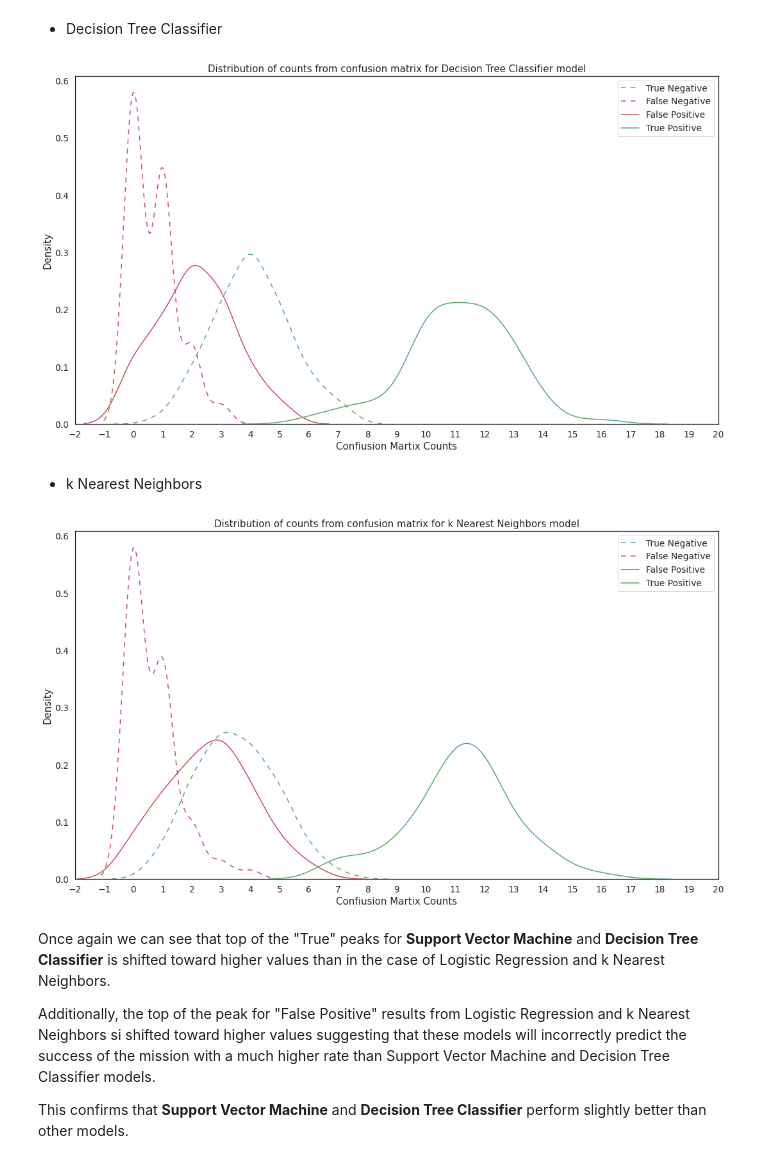
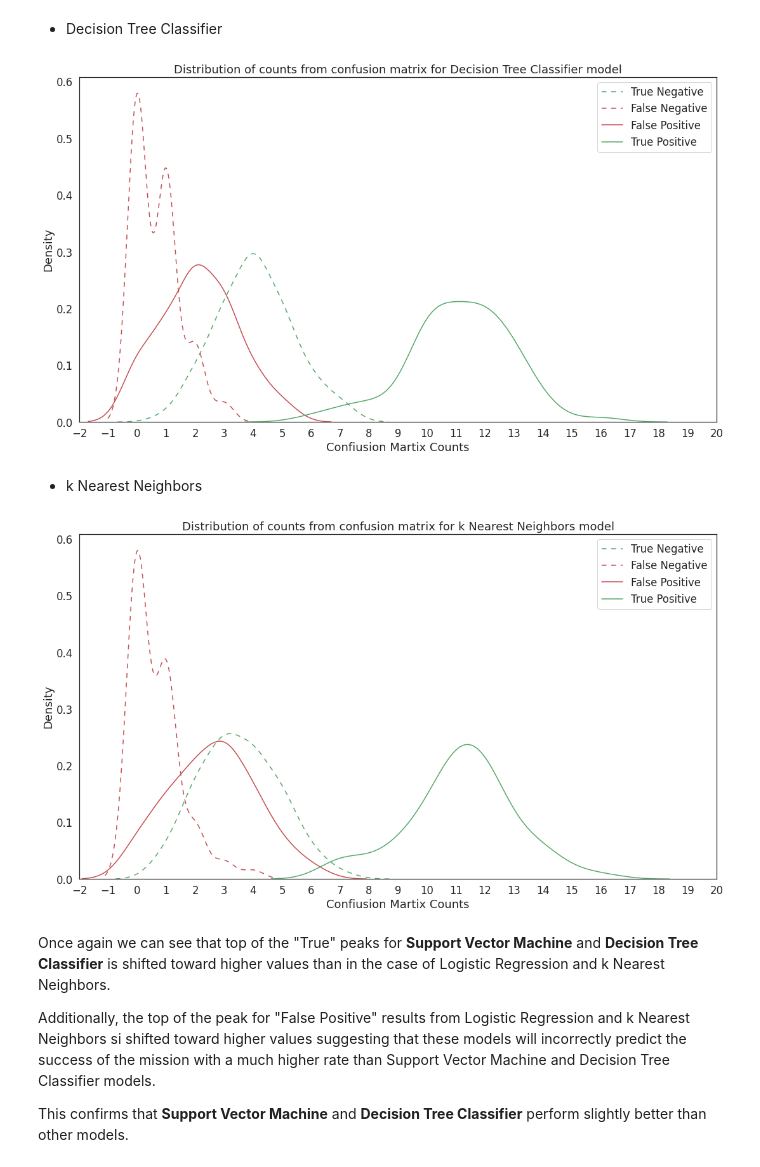
Before and after one commit to ljszatkowski/Applied-Data-Science-Capstone---Coursera, a Jupyter notebook: 09_Statistics_for_Predictive_Analysis.ipynb, the cells around one changed output. Drawn from its saved outputs; the diff is of its cells as text; code cells hidden in the pictures.

```diff
--- a/09_Statistics_for_Predictive_Analysis.ipynb
+++ b/09_Statistics_for_Predictive_Analysis.ipynb
@@ -145,7 +145,7 @@ Finally, we can view the histogram of correctness values and see if we can learn
 # %%
 plt.figure(figsize=(18, 10))
 
-sns.set(font_scale = 1.25)
+sns.set(font_scale = 1.5)
 sns.set_style("white")
 
 ax1 = sns.distplot(stat_df['LR_corr'], hist=False, color="r", label ="Logistic Regression")
@@ -234,7 +234,7 @@ We can prepare histograms for each models and looks again:
 # %%
 plt.figure(figsize=(18, 10))
 
-sns.set(font_scale = 1.25)
+sns.set(font_scale = 1.5)
 sns.set_style("white")
 
 ax1 = sns.distplot(stat_df['LR_TN'], hist=False, color="g", label ="True Negative")
@@ -260,7 +260,7 @@ plt.close()
 # %%
 plt.figure(figsize=(18, 10))
 
-sns.set(font_scale = 1.25)
+sns.set(font_scale = 1.5)
 sns.set_style("white")
 
 ax1 = sns.distplot(stat_df['SV_TN'], hist=False, color="g", label ="True Negative")
@@ -287,7 +287,7 @@ plt.close()
 # %%
 plt.figure(figsize=(18, 10))
 
-sns.set(font_scale = 1.25)
+sns.set(font_scale = 1.5)
 sns.set_style("white")
 
 ax1 = sns.distplot(stat_df['TR_TN'], hist=False, color="g", label ="True Negative")
@@ -308,34 +308,34 @@ plt.legend()
 plt.show()
 plt.close()
 # %% [output]
-[figure, old version]
+[figure, new version]
 # %% [markdown]
 * k Nearest Neighbors
 # %%
 plt.figure(figsize=(18, 10))
 
-sns.set(font_scale = 1.25)
+sns.set(font_scale = 1.5)
 sns.set_style("white")
 
 ax1 = sns.distplot(stat_df['KNN_TN'], hist=False, color="g", label ="True Negative")
 ax2 = sns.distplot(stat_df['KNN_FN'], hist=False, color="r", label ="False Negative", ax=ax1)
 ax3 = sns.distplot(stat_df['KNN_FP'], hist=False, color="r", label ="False Positive", ax=ax1)
 ax4 = sns.distplot(stat_df['KNN_TP'], hist=False, color="g", label ="True Positive", ax=ax1)
 ax1.lines[0].set_linestyle((0, (5, 5)))
 ax2.lines[1].set_linestyle((0, (5, 5)))
 ax1.set(xlim=(-2, 20))
 plt.xticks(np.arange(-2, 21, 1))
 
 
 plt.title("Distribution of counts from confusion matrix for k Nearest Neighbors model")
 plt.xlabel('Confiusion Martix Counts')
 plt.ylabel('Density')
 plt.legend()
 
 plt.show()
 plt.close()
 # %% [output]
-[figure, old version]
+[figure, new version]
 # %% [markdown]
 Once again we can see that top of the "True" peaks for **Support Vector Machine** and **Decision Tree Classifier** is shifted toward higher values than in the case of Logistic Regression and k Nearest Neighbors.
 
```
Also changed, not shown: parts of 5 cells of this notebook.
